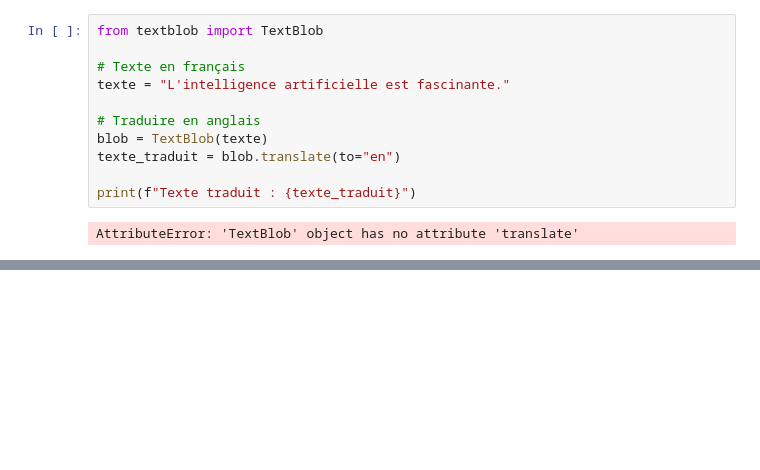
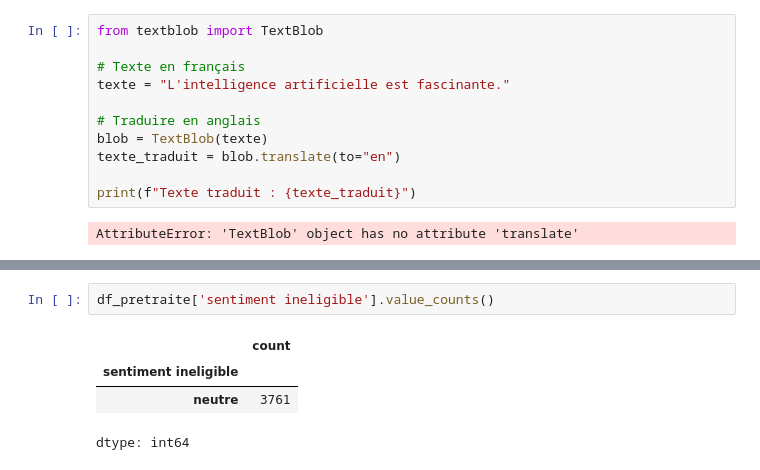
Before and after one commit to LelouchFT/Traitement-du-texte-Python, a Jupyter notebook: Chapitre-3-Nettoyage-Extraction-texte.ipynb, the cells around one changed output, grey strips where cells are left out. Cells and saved outputs as stored; diff of their text form; blank space fills up the shorter version.

```diff
--- a/Chapitre-3-Nettoyage-Extraction-texte.ipynb
+++ b/Chapitre-3-Nettoyage-Extraction-texte.ipynb
@@ -324,0 +329,7 @@ TypeError: The `text` argument passed to `__init__(text)` must be a string, not
+# %%
+df_pretraite['sentiment ineligible'].value_counts()
+# %% [output]
+|  | count |
+| sentiment ineligible |  |
+| neutre | 3761 |
+dtype: int64
```
Also changed, not shown: parts of 3 cells of this notebook.
